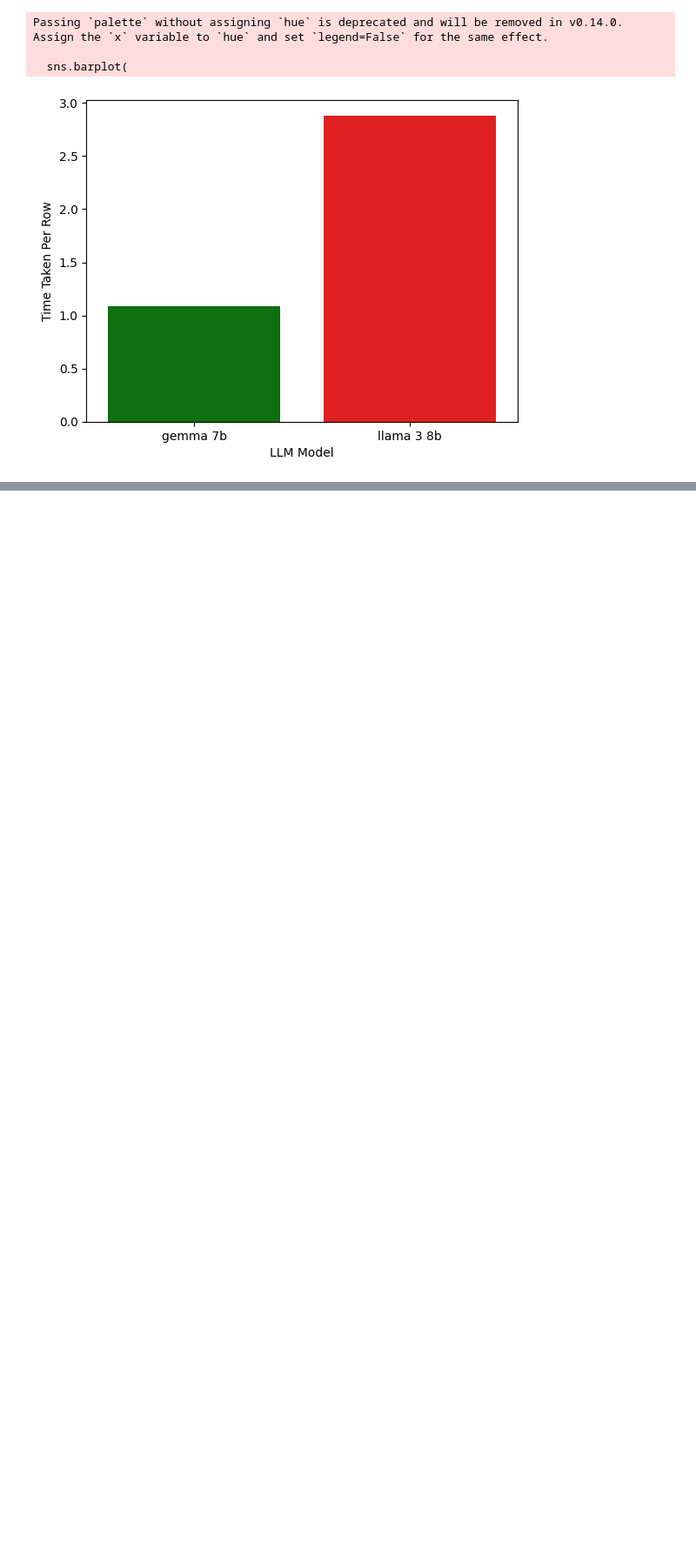
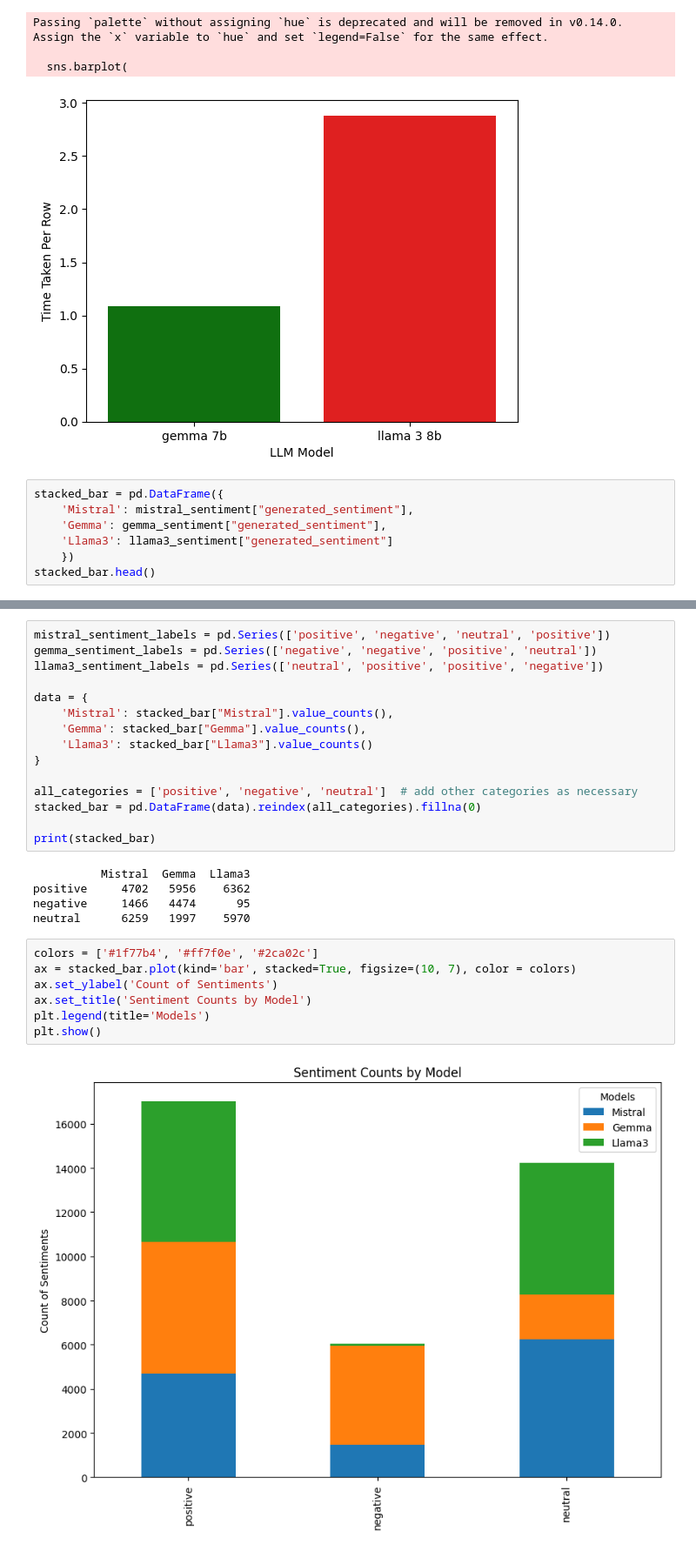
Before and after one commit to data-sci-capstone/copilot, a Jupyter notebook: Evaluation/sentiment-eval-models.ipynb, the cells around one changed output, grey strips where cells are left out. Shown at 87% size. Saved outputs shown, nothing was run; the diff lists cells and outputs as text; blank space fills up the shorter version.

```diff
--- a/Evaluation/sentiment-eval-models.ipynb
+++ b/Evaluation/sentiment-eval-models.ipynb
@@ -213,3 +213,10 @@ Passing `palette` without assigning `hue` is deprecated and will be removed in v
 
   sns.barplot(
 [figure]
+# %%
+stacked_bar = pd.DataFrame({
+    'Mistral': mistral_sentiment["generated_sentiment"],
+    'Gemma': gemma_sentiment["generated_sentiment"],
+    'Llama3': llama3_sentiment["generated_sentiment"]
+    })
+stacked_bar.head()
@@ -215,0 +230,29 @@ Passing `palette` without assigning `hue` is deprecated and will be removed in v
+# %%
+mistral_sentiment_labels = pd.Series(['positive', 'negative', 'neutral', 'positive'])
+gemma_sentiment_labels = pd.Series(['negative', 'negative', 'positive', 'neutral'])
+llama3_sentiment_labels = pd.Series(['neutral', 'positive', 'positive', 'negative'])
+
+data = {
+    'Mistral': stacked_bar["Mistral"].value_counts(),
+    'Gemma': stacked_bar["Gemma"].value_counts(),
+    'Llama3': stacked_bar["Llama3"].value_counts()
+}
+
+all_categories = ['positive', 'negative', 'neutral']  # add other categories as necessary
+stacked_bar = pd.DataFrame(data).reindex(all_categories).fillna(0)
+
+print(stacked_bar)
+# %% [output]
+          Mistral  Gemma  Llama3
+positive     4702   5956    6362
+negative     1466   4474      95
+neutral      6259   1997    5970
+# %%
+colors = ['#1f77b4', '#ff7f0e', '#2ca02c']
+ax = stacked_bar.plot(kind='bar', stacked=True, figsize=(10, 7), color = colors)
+ax.set_ylabel('Count of Sentiments')
+ax.set_title('Sentiment Counts by Model')
+plt.legend(title='Models')
+plt.show()
+# %% [output]
+[figure, added]
```
Also changed, not shown: parts of 3 cells of this notebook.
